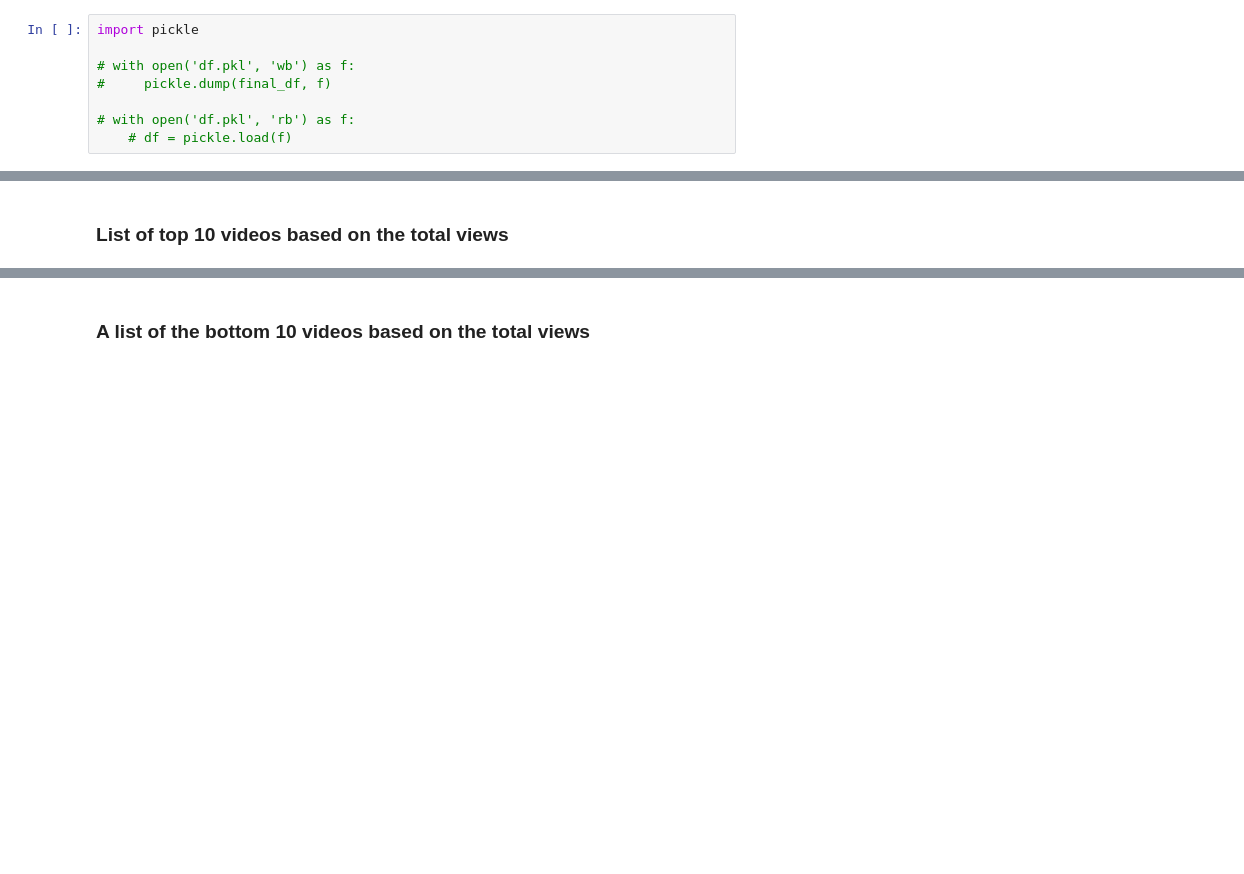
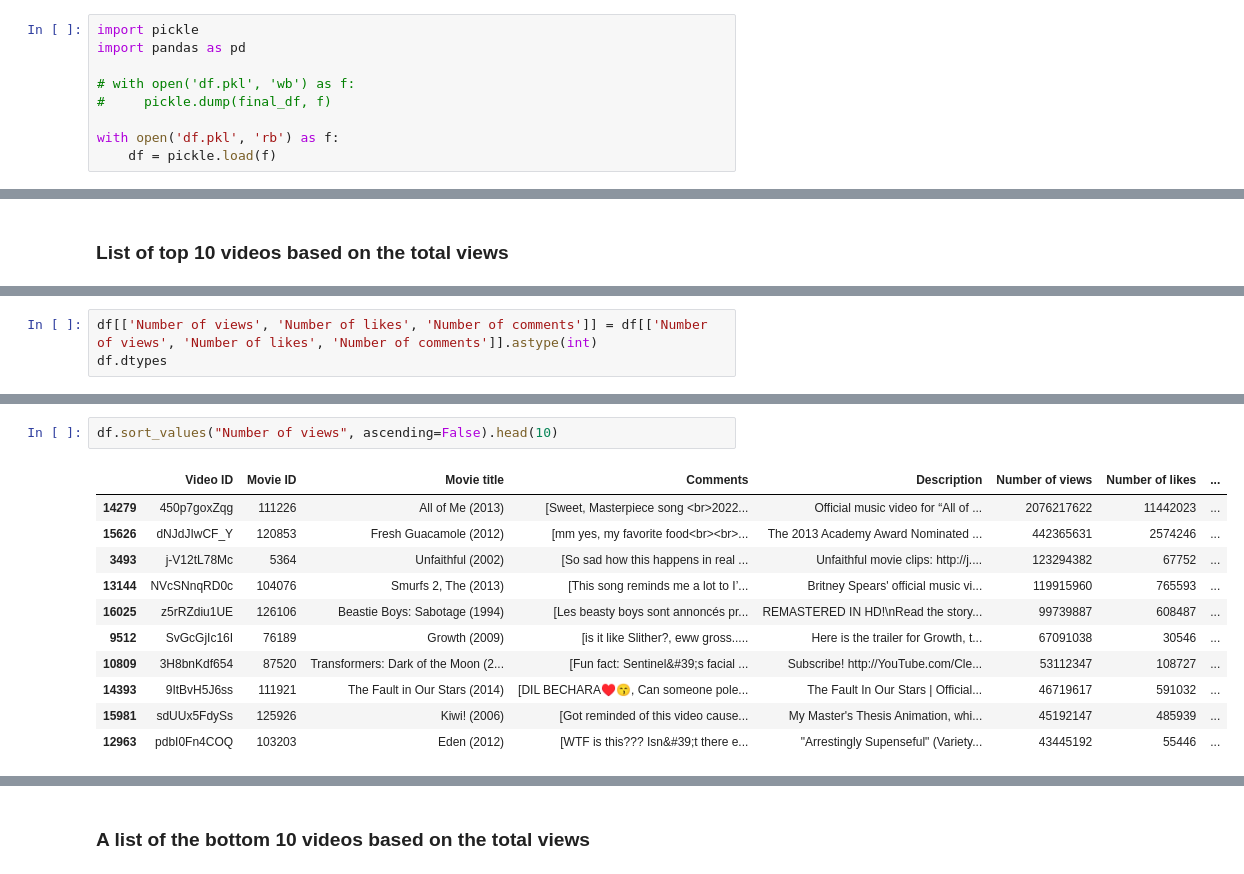
Before and after one commit to danielsqc/Analyzing_YouTube_Data, a Jupyter notebook: Assignment.ipynb, the cells around one changed output, grey strips where cells are left out. Drawn from its saved outputs; the diff is of its cells as text; blank space fills up the shorter version.

```diff
--- a/Assignment.ipynb
+++ b/Assignment.ipynb
@@ -303,12 +303,13 @@ final_df.head(3)
 ### Saving the dataset
 # %%
 import pickle
+import pandas as pd
 
 # with open('df.pkl', 'wb') as f:
 #     pickle.dump(final_df, f)
 
-# with open('df.pkl', 'rb') as f:
-    # df = pickle.load(f)
+with open('df.pkl', 'rb') as f:
+    df = pickle.load(f)
 # %% [markdown]
 ## Tasks
 # %% [markdown]
@@ -315,0 +340,3 @@ import pickle
+# %%
+df[['Number of views', 'Number of likes', 'Number of comments']] = df[['Number of views', 'Number of likes', 'Number of comments']].astype(int)
+df.dtypes
@@ -315,0 +355,14 @@ import pickle
+# %%
+df.sort_values("Number of views", ascending=False).head(10)
+# %% [output]
+|  | Video ID | Movie ID | Movie title | Comments | Description | Number of views | Number of likes | ... |
+| 14279 | 450p7goxZqg | 111226 | All of Me (2013) | [Sweet, Masterpiece song <br>2022... | Official music video for “All of ... | 2076217622 | 11442023 | ... |
+| 15626 | dNJdJIwCF_Y | 120853 | Fresh Guacamole (2012) | [mm yes, my favorite food<br><br>... | The 2013 Academy Award Nominated ... | 442365631 | 2574246 | ... |
+| 3493 | j-V12tL78Mc | 5364 | Unfaithful (2002) | [So sad how this happens in real ... | Unfaithful movie clips: http://j.... | 123294382 | 67752 | ... |
+| 13144 | NVcSNnqRD0c | 104076 | Smurfs 2, The (2013) | [This song reminds me a lot to I’... | Britney Spears' official music vi... | 119915960 | 765593 | ... |
+| 16025 | z5rRZdiu1UE | 126106 | Beastie Boys: Sabotage (1994) | [Les beasty boys sont annoncés pr... | REMASTERED IN HD!\nRead the story... | 99739887 | 608487 | ... |
+| 9512 | SvGcGjIc16I | 76189 | Growth (2009) | [is it like Slither?, eww gross..... | Here is the trailer for Growth, t... | 67091038 | 30546 | ... |
+| 10809 | 3H8bnKdf654 | 87520 | Transformers: Dark of the Moon (2... | [Fun fact: Sentinel&#39;s facial ... | Subscribe! http://YouTube.com/Cle... | 53112347 | 108727 | ... |
+| 14393 | 9ItBvH5J6ss | 111921 | The Fault in Our Stars (2014) | [DIL BECHARA♥️😙, Can someone pole... | The Fault In Our Stars | Official... | 46719617 | 591032 | ... |
+| 15981 | sdUUx5FdySs | 125926 | Kiwi! (2006) | [Got reminded of this video cause... | My Master's Thesis Animation, whi... | 45192147 | 485939 | ... |
+| 12963 | pdbI0Fn4COQ | 103203 | Eden (2012) | [WTF is this??? Isn&#39;t there e... | "Arrestingly Supenseful" (Variety... | 43445192 | 55446 | ... |
```
Also changed, not shown: parts of 19 cells of this notebook.
